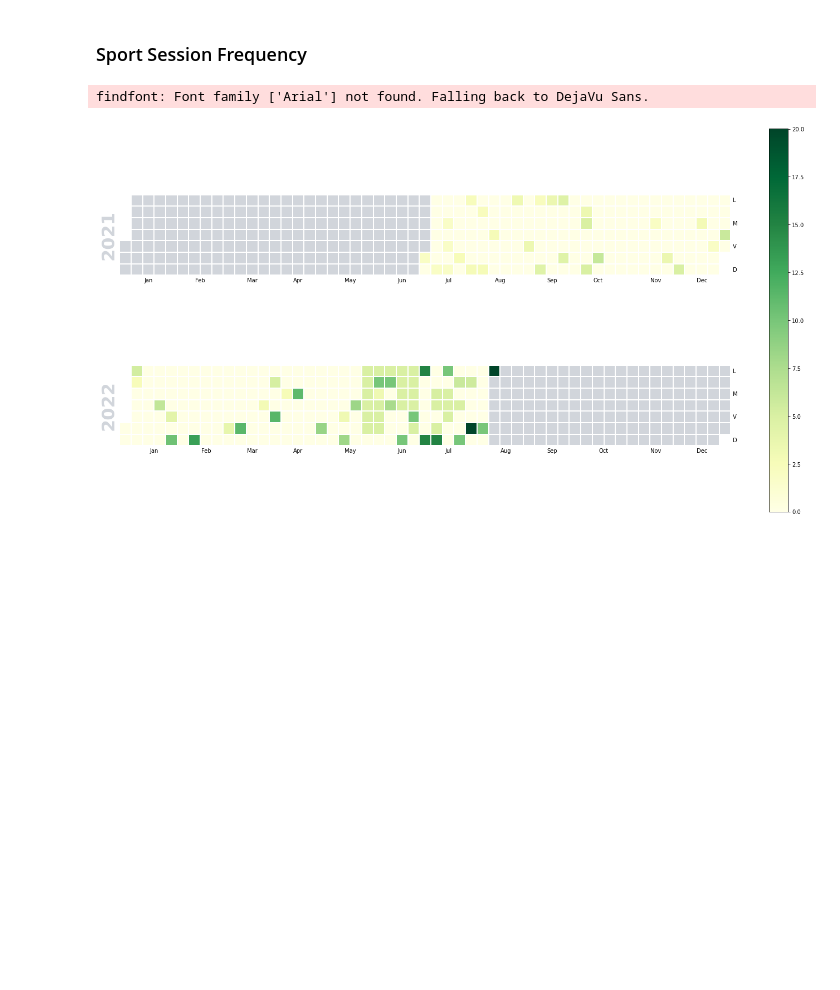
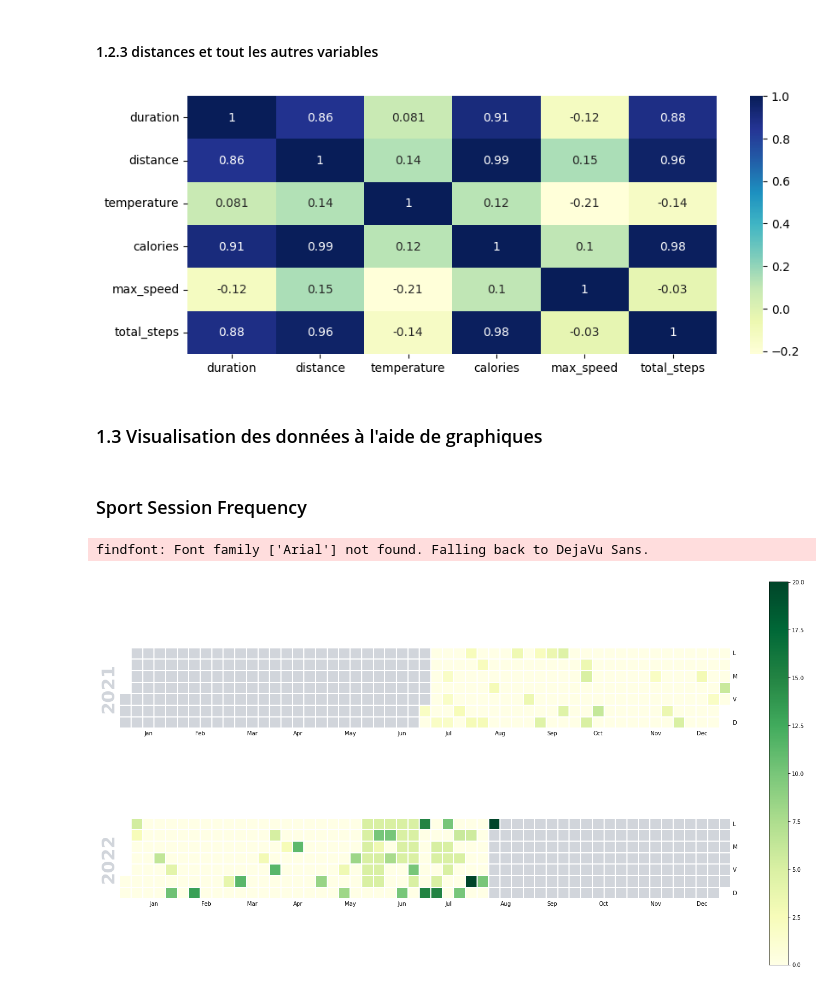
Before and after one commit to bernard-ng/running-visualization, a Jupyter notebook: running_data_visualization.ipynb, the cells around one changed output. Saved outputs shown, nothing was run; the diff lists cells and outputs as text; code cells hidden in the pictures; blank space fills up the shorter version.

```diff
--- a/running_data_visualization.ipynb
+++ b/running_data_visualization.ipynb
@@ -150,3 +344,12 @@ colors = {
+# %% [markdown]
+#### 1.2.3 distances et tout les autres variables
+# %%
+fig, ax = plt.subplots(figsize=(10, 4), dpi=100)
+sns.heatmap(distances_df.corr(), cmap="YlGnBu", annot=True);
+# %% [output]
+[figure, added]
+# %% [markdown]
+### 1.3 Visualisation des données à l'aide de graphiques
 # %% [markdown]
 ### Sport Session Frequency
 # %%
```
Also changed, not shown: parts of 41 cells of this notebook.
